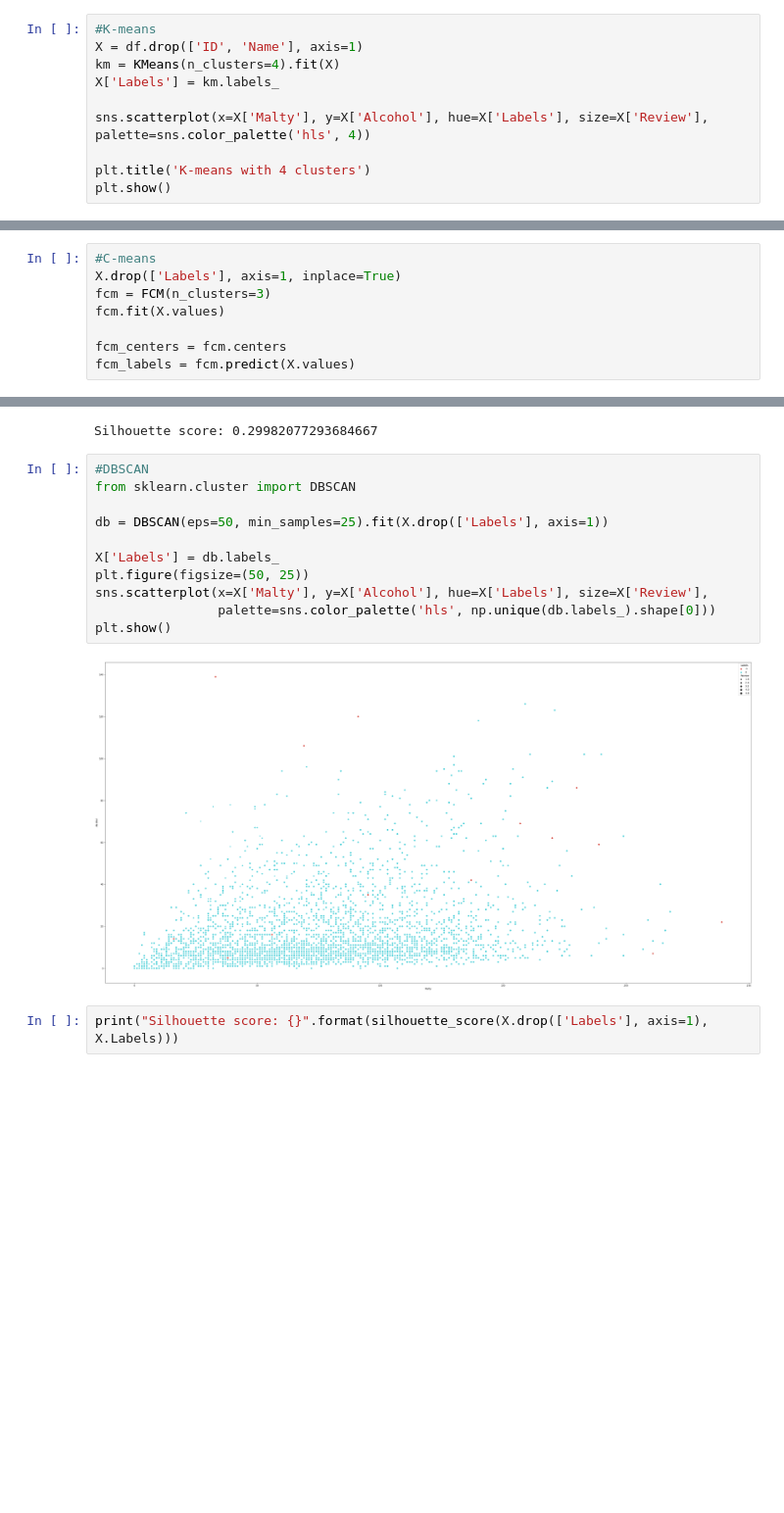
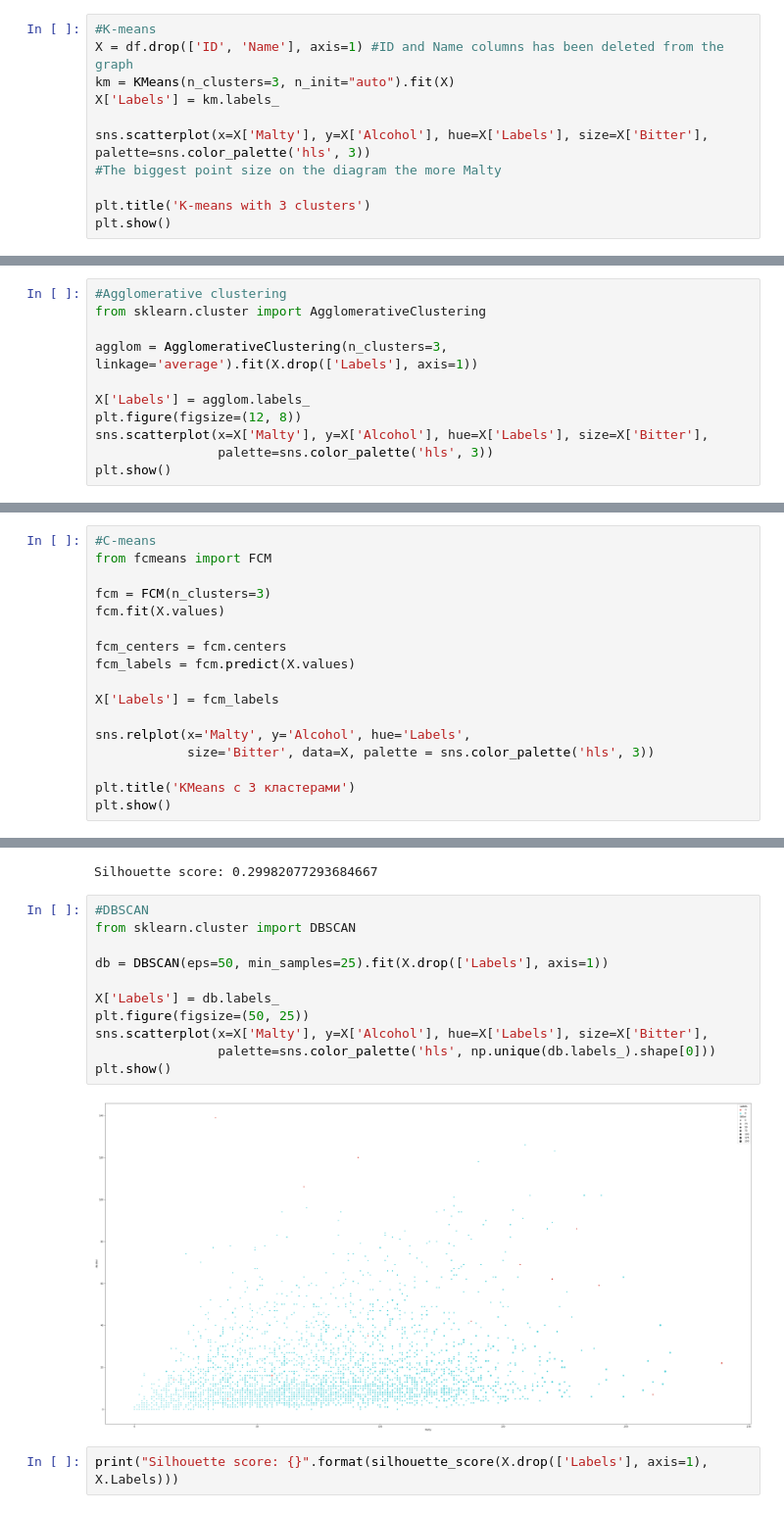
Before and after one commit to Snedakket/Beer_Clustering, a Jupyter notebook: Clustering.ipynb, the cells around one changed output, grey strips where cells are left out. Shown at 98% size. Drawn from its saved outputs; the diff is of its cells as text; blank space fills up the shorter version.

```diff
--- a/Clustering.ipynb
+++ b/Clustering.ipynb
@@ -51,11 +84,12 @@ df.describe(include='all') #Values description
 # %%
 #K-means
-X = df.drop(['ID', 'Name'], axis=1)
-km = KMeans(n_clusters=4).fit(X)
+X = df.drop(['ID', 'Name'], axis=1) #ID and Name columns has been deleted from the graph
+km = KMeans(n_clusters=3, n_init="auto").fit(X)
 X['Labels'] = km.labels_
 
-sns.scatterplot(x=X['Malty'], y=X['Alcohol'], hue=X['Labels'], size=X['Review'], palette=sns.color_palette('hls', 4))
+sns.scatterplot(x=X['Malty'], y=X['Alcohol'], hue=X['Labels'], size=X['Bitter'], palette=sns.color_palette('hls', 3))
+#The biggest point size on the diagram the more Malty
 
-plt.title('K-means with 4 clusters')
+plt.title('K-means with 3 clusters')
 plt.show()
 # %% [output]
@@ -66,0 +102,11 @@ Silhouette score: 0.3178632621690878
+# %%
+#Agglomerative clustering
+from sklearn.cluster import AgglomerativeClustering
+
+agglom = AgglomerativeClustering(n_clusters=3, linkage='average').fit(X.drop(['Labels'], axis=1))
+
+X['Labels'] = agglom.labels_
+plt.figure(figsize=(12, 8))
+sns.scatterplot(x=X['Malty'], y=X['Alcohol'], hue=X['Labels'], size=X['Bitter'],
+                palette=sns.color_palette('hls', 3))
+plt.show()
@@ -67,8 +119,17 @@ Silhouette score: 0.3178632621690878
 # %%
 #C-means
-X.drop(['Labels'], axis=1, inplace=True)
+from fcmeans import FCM
+
 fcm = FCM(n_clusters=3)
 fcm.fit(X.values)
 
 fcm_centers = fcm.centers
 fcm_labels = fcm.predict(X.values)
+
+X['Labels'] = fcm_labels
+
+sns.relplot(x='Malty', y='Alcohol', hue='Labels',
+            size='Bitter', data=X, palette = sns.color_palette('hls', 3))
+
+plt.title('KMeans c 3 кластерами')
+plt.show()
@@ -89,16 +142,16 @@ Silhouette score: 0.29982077293684667
 # %%
 #DBSCAN
 from sklearn.cluster import DBSCAN
 
 db = DBSCAN(eps=50, min_samples=25).fit(X.drop(['Labels'], axis=1))
 
 X['Labels'] = db.labels_
 plt.figure(figsize=(50, 25))
-sns.scatterplot(x=X['Malty'], y=X['Alcohol'], hue=X['Labels'], size=X['Review'],
+sns.scatterplot(x=X['Malty'], y=X['Alcohol'], hue=X['Labels'], size=X['Bitter'],
                 palette=sns.color_palette('hls', np.unique(db.labels_).shape[0]))
 plt.show()
 # %% [output]
-[figure, old version]
+[figure, new version]
 # %%
 print("Silhouette score: {}".format(silhouette_score(X.drop(['Labels'], axis=1), X.Labels)))
 # %% [output]
```
Also changed, not shown: parts of 12 cells of this notebook.
